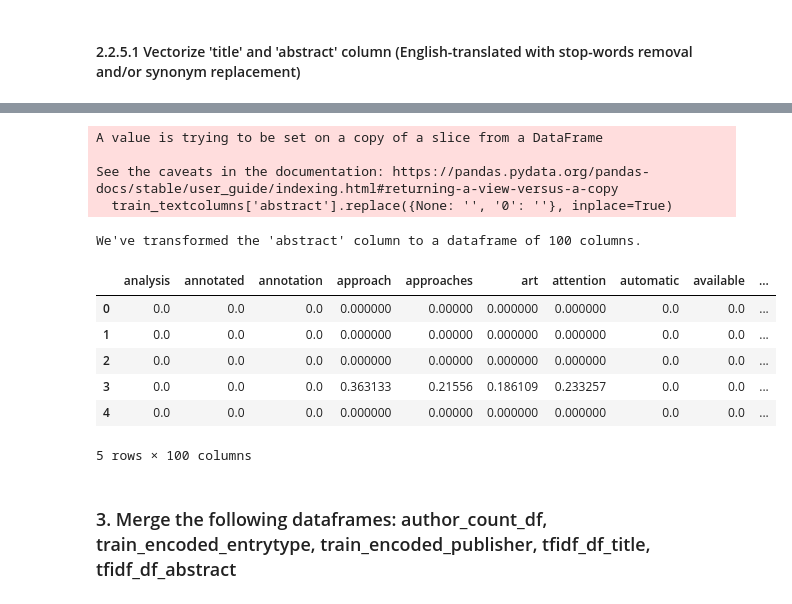
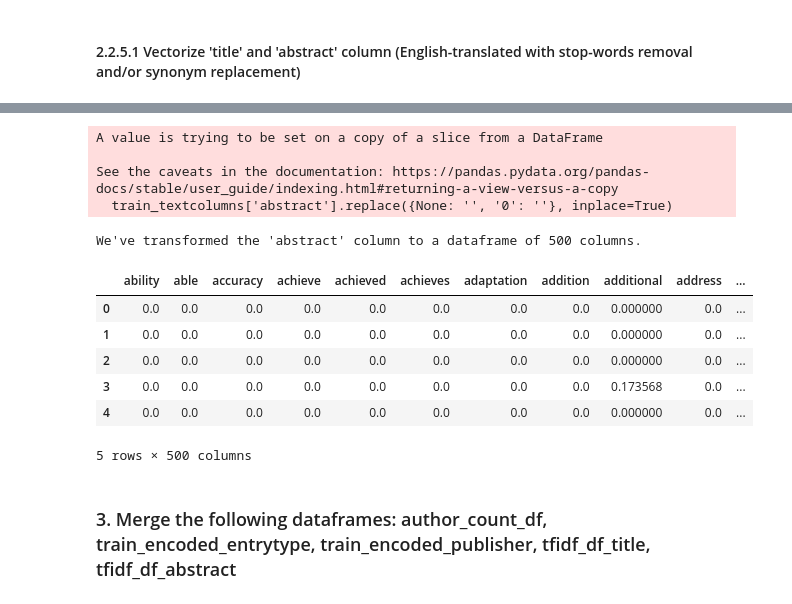
Before and after one commit to larshanen/MLChallenge, a Jupyter notebook: notebooks/Main experiment/Experiments.ipynb, the cells around one changed output, grey strips where cells are left out. Saved outputs shown, nothing was run; the diff lists cells and outputs as text; code cells hidden in the pictures.

```diff
--- a/notebooks/Main experiment/Experiments.ipynb
+++ b/notebooks/Main experiment/Experiments.ipynb
@@ -87,7 +80,7 @@ logging.getLogger().setLevel(logging.INFO)
 
 # Load train and test sets and change all NA values to empty values
 logging.info("Loading training/test data")
-train_sample = pd.DataFrame.from_records(json.load(open('../../data/train.json')))
+train = pd.DataFrame.from_records(json.load(open('../../data/train.json')))
 test = pd.DataFrame.from_records(json.load(open('../../data/test.json')))
 # %% [output]
 INFO:root:Loading training/test data
@@ -136,9 +138,8 @@ import numpy as np
 # %% [markdown]
 For experimental purposes we start working with a 10% subset of the data:
 # %%
-'''
 #Randomly save 10% of the train set for velocity purposes
-percentage_to_save = 10
+percentage_to_save = 30
 
 # Calculate the number of rows to save
 num_rows_to_save = int(len(train) * (percentage_to_save / 100))
@@ -147,5 +148,4 @@ num_rows_to_save = int(len(train) * (percentage_to_save / 100))
 train_sample = train.sample(n=num_rows_to_save, random_state=42)  # Set a random_state for reproducibility
 
 train_sample.head()
-'''
 # %% [output]
@@ -185,7 +190,7 @@ train_filtered['author_str'] = train_filtered['author'].apply(lambda x: ';'.join
 author_paper_counts = train_filtered['author_str'].str.split(';').explode().value_counts()
 
 # Set the number of most frequent authors you want to include
-n_mostfreq_authors = 3  # Adjust this value to the desired number of most frequent authors
+n_mostfreq_authors = 120  # Adjust this value to the desired number of most frequent authors
 
 # Filter authors based on the X most frequent authors
 top_authors = author_paper_counts.head(n_mostfreq_authors).index.tolist()
@@ -361,38 +400,38 @@ We've transformed the 'title' column to a dataframe of 100 columns.
 # %%
 # Specify the number of most frequent tokens you want to keep (replace X with the desired value)
-max_features_abstract = 100
+max_features_abstract = 500
 
 # Create a list of English stopwords
 stop_words = 'english'
 
 # Handle missing values and '0's in the 'abstract' column
 train_textcolumns['abstract'].replace({None: '', '0': ''}, inplace=True)
 
 # Apply the TF-IDF vectorizer to column 'title' with max_features parameter
 tfidf_vectorizer = TfidfVectorizer(stop_words=stop_words, max_features=max_features_abstract)
 
 # Apply the TF-IDF vectorizer to column 'title'
 tfidf_matrix_abstract = tfidf_vectorizer.fit_transform(train_textcolumns['abstract'])
 
 # Extract and create columns
 feature_names = tfidf_vectorizer.get_feature_names_out()
 tfidf_df_abstract = pd.DataFrame(tfidf_matrix_abstract.toarray(), columns=feature_names)
 
 print(f"We've transformed the 'abstract' column to a dataframe of {len(tfidf_df_abstract.columns)} columns.")
 tfidf_df_abstract.head()
 # %% [output]
 A value is trying to be set on a copy of a slice from a DataFrame
 
 See the caveats in the documentation: https://pandas.pydata.org/pandas-docs/stable/user_guide/indexing.html#returning-a-view-versus-a-copy
   train_textcolumns['abstract'].replace({None: '', '0': ''}, inplace=True)
-We've transformed the 'abstract' column to a dataframe of 100 columns.
+We've transformed the 'abstract' column to a dataframe of 500 columns.
-|  | analysis | annotated | annotation | approach | approaches | art | attention | automatic | available | ... |
-| 0 | 0.0 | 0.0 | 0.0 | 0.000000 | 0.00000 | 0.000000 | 0.000000 | 0.0 | 0.0 | ... |
-| 1 | 0.0 | 0.0 | 0.0 | 0.000000 | 0.00000 | 0.000000 | 0.000000 | 0.0 | 0.0 | ... |
-| 2 | 0.0 | 0.0 | 0.0 | 0.000000 | 0.00000 | 0.000000 | 0.000000 | 0.0 | 0.0 | ... |
-| 3 | 0.0 | 0.0 | 0.0 | 0.363133 | 0.21556 | 0.186109 | 0.233257 | 0.0 | 0.0 | ... |
-| 4 | 0.0 | 0.0 | 0.0 | 0.000000 | 0.00000 | 0.000000 | 0.000000 | 0.0 | 0.0 | ... |
+|  | ability | able | accuracy | achieve | achieved | achieves | adaptation | addition | additional | address | ... |
+| 0 | 0.0 | 0.0 | 0.0 | 0.0 | 0.0 | 0.0 | 0.0 | 0.0 | 0.000000 | 0.0 | ... |
+| 1 | 0.0 | 0.0 | 0.0 | 0.0 | 0.0 | 0.0 | 0.0 | 0.0 | 0.000000 | 0.0 | ... |
+| 2 | 0.0 | 0.0 | 0.0 | 0.0 | 0.0 | 0.0 | 0.0 | 0.0 | 0.000000 | 0.0 | ... |
+| 3 | 0.0 | 0.0 | 0.0 | 0.0 | 0.0 | 0.0 | 0.0 | 0.0 | 0.173568 | 0.0 | ... |
+| 4 | 0.0 | 0.0 | 0.0 | 0.0 | 0.0 | 0.0 | 0.0 | 0.0 | 0.000000 | 0.0 | ... |
-5 rows × 100 columns
+5 rows × 500 columns
 # %% [markdown]
 ### 3. Merge the following dataframes: author_count_df, train_encoded_entrytype, train_encoded_publisher, tfidf_df_title, tfidf_df_abstract
 # %%
```
Also changed, not shown: parts of 26 cells of this notebook.
